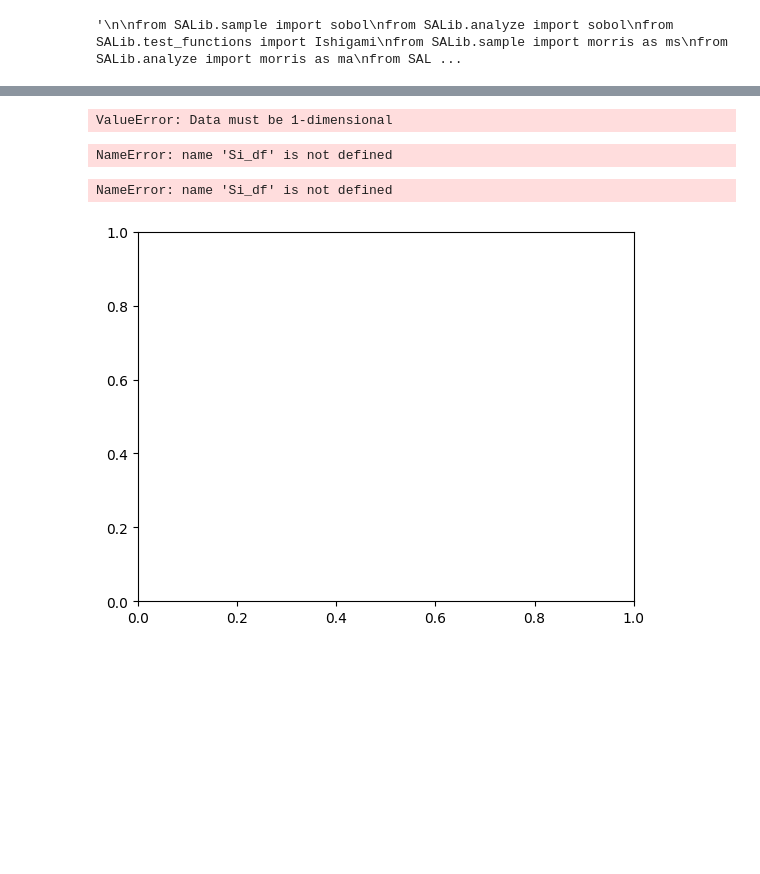
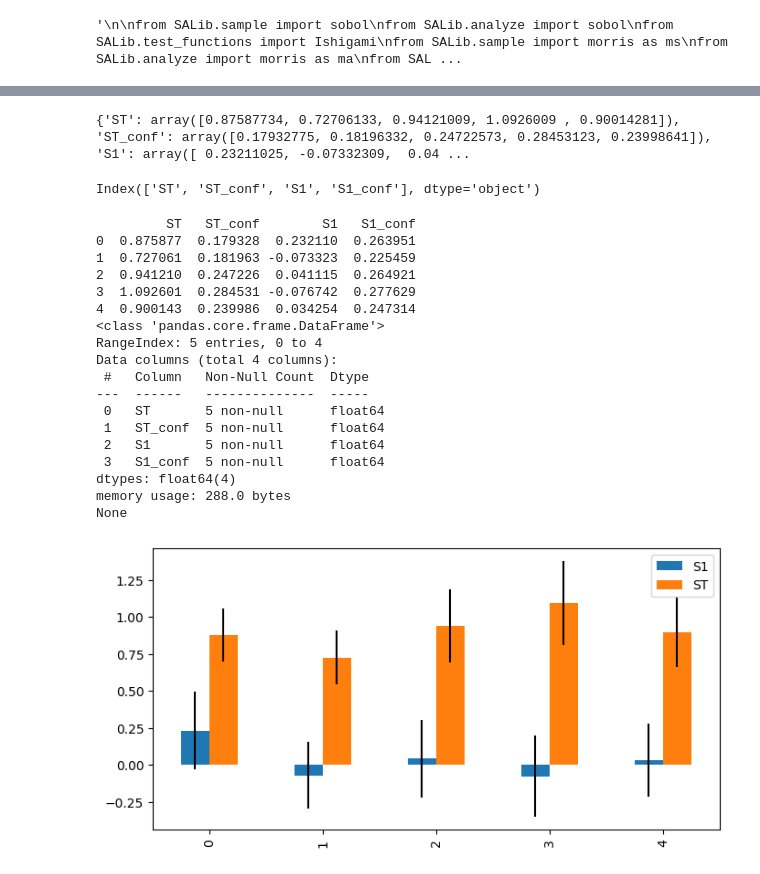
Before and after one commit to VIP-SMUR/24Sp-Microclimate, a Jupyter notebook: uwg_test.ipynb, the cells around one changed output, grey strips where cells are left out. Drawn from its saved outputs; the diff is of its cells as text; code cells hidden in the pictures; blank space fills up the shorter version.

```diff
--- a/uwg_test.ipynb
+++ b/uwg_test.ipynb
@@ -190,6 +204,8 @@ array([-2, -2, -2])
 # %%
 from numba import jit
 import numpy as np
+
+
 
 
 @jit(nopython=True)
@@ -205,7 +221,7 @@ def get_SA_metric(epw_path_before_sim, simulated_UWG_model, days_simulated):
         epw_df = e.dataframe.drop([i+1417 for i in range(24)])
 
     simulated_UWG_model.UCMData[0].canTemp-273.15 # This is the canyon air temperature it seems
-    ambTemp = [model.UCMData[hour].canTemp-273.15  for hour in range(days_simulated*24) ]
+    ambTemp = [simulated_UWG_model.UCMData[hour].canTemp-273.15  for hour in range(days_simulated*24) ]
 
     return rmse(np.array(epw_df['Dry Bulb Temperature'].values[:(24*days_simulated)]), np.array(ambTemp))
 
@@ -295,10 +316,10 @@ test_problem = {
     'num_vars': 5,
     'names': ['bldheight', 'blddensity', 'vertohor', 'grasscover', 'treecover'],
     'bounds': [[3,100],
-               [0.05, 1],
+               [0.05, 0.33],
                [0.1, 1],
-               [0, 1],
-               [0, 1],
+               [0, 0.33],
+               [0, 0.33],
                ],
     # I don't want to group any of these variables together
     'groups': None
@@ -314,5 +335,6 @@ param = saltelli.sample(test_problem, 100, calc_second_order=True)
 param[:, 1:4] = np.clip(param[:, 1:4], 0, 1)
 param[:, 1:4] /= param[:, 1:4].sum(axis=1, keepdims=True)
 
-pd.DataFrame(param, columns = test_problem['names'])
+df = pd.DataFrame(param)
+print(df)
 # %% [output]
@@ -335,9 +358,8 @@ pd.DataFrame(param, columns = test_problem['names'])
 # %%
-# Randomize columns 1, 3, and 4 between 0.1 and 0.9
-# let me know if we should do avg or interpolation instead
-# felt that randomizing usable combinations would lead to less bias
-rand_vals = np.random.uniform(0.1, 0.9, size=(param.shape[0], 3))
-param[:, [1, 3, 4]] = rand_vals / rand_vals.sum(axis=1, keepdims=True)
+
+rand_values = np.random.uniform(0.1, 0.9, size=(param.shape[0], 3))
+param[:, [1, 3, 4]] = rand_values / (rand_values.sum(axis=1, keepdims=True) + 0.01)
+
 
 df = pd.DataFrame(param, columns=test_problem['names'])
 print(df)
@@ -580,33 +605,55 @@ Si
+# %%
+print(Si_filter)
+# %% [output]
+{'ST': array([0.87587734, 0.72706133, 0.94121009, 1.0926009 , 0.90014281]), 'ST_conf': array([0.17932775, 0.18196332, 0.24722573, 0.28453123, 0.23998641]), 'S1': array([ 0.23211025, -0.07332309,  0.04 ...
 # %%
-Si_filter = {k:Si[k] for k in ['ST','ST_conf','S1','S1_conf', 'S2', 'S2_conf']}
-Si_df = pd.DataFrame(Si_filter, index=test_problem['names'])
-Si_df
+Si_filter = {k: Si[k] for k in ['ST', 'ST_conf', 'S1', 'S1_conf']}
+Si_df = pd.DataFrame.from_dict(Si_filter)  # Create DataFrame without index
-# %% [output]
-ValueError: Data must be 1-dimensional
 # %%
 print(Si_df.columns)
 # %% [output]
-NameError: name 'Si_df' is not defined
+Index(['ST', 'ST_conf', 'S1', 'S1_conf'], dtype='object')
+# %%
+print(Si_df.head())  # Print the first few rows of Si_df
+print(Si_df.info())  # Print information about Si_df
+# %% [output]
+         ST   ST_conf        S1   S1_conf
+0  0.875877  0.179328  0.232110  0.263951
+1  0.727061  0.181963 -0.073323  0.225459
+2  0.941210  0.247226  0.041115  0.264921
+3  1.092601  0.284531 -0.076742  0.277629
+4  0.900143  0.239986  0.034254  0.247314
+<class 'pandas.core.frame.DataFrame'>
+RangeIndex: 5 entries, 0 to 4
+Data columns (total 4 columns):
+ #   Column   Non-Null Count  Dtype
+---  ------   --------------  -----
+ 0   ST       5 non-null      float64
+ 1   ST_conf  5 non-null      float64
+ 2   S1       5 non-null      float64
+ 3   S1_conf  5 non-null      float64
+dtypes: float64(4)
+memory usage: 288.0 bytes
+None
 # %%
 import matplotlib.pyplot as plt
 
 %matplotlib inline
 fig, ax = plt.subplots(1)
 
-indices = Si_df[['S1', 'S2', 'ST']]
-err = Si_df[['S1_conf', 'S2_conf', 'ST_conf']]
+indices = Si_df[['S1', 'ST']]
+err = Si_df[['S1_conf', 'ST_conf']]
 
 indices.plot.bar(yerr=err.values.T,ax=ax)
 fig.set_size_inches(8,4)
 
 plt.show()
 
 # Save figure
 name = "bar_plot_S1_S2_ST"
 #fig.savefig(name + '.pdf', bbox_inches='tight', pad_inches=0.0)
 # %% [output]
-NameError: name 'Si_df' is not defined
-[figure, old version]
+[figure, new version]
 # %%
 import itertools
 from math import pi
```
Also changed, not shown: parts of 12 cells of this notebook, 2 other files.
